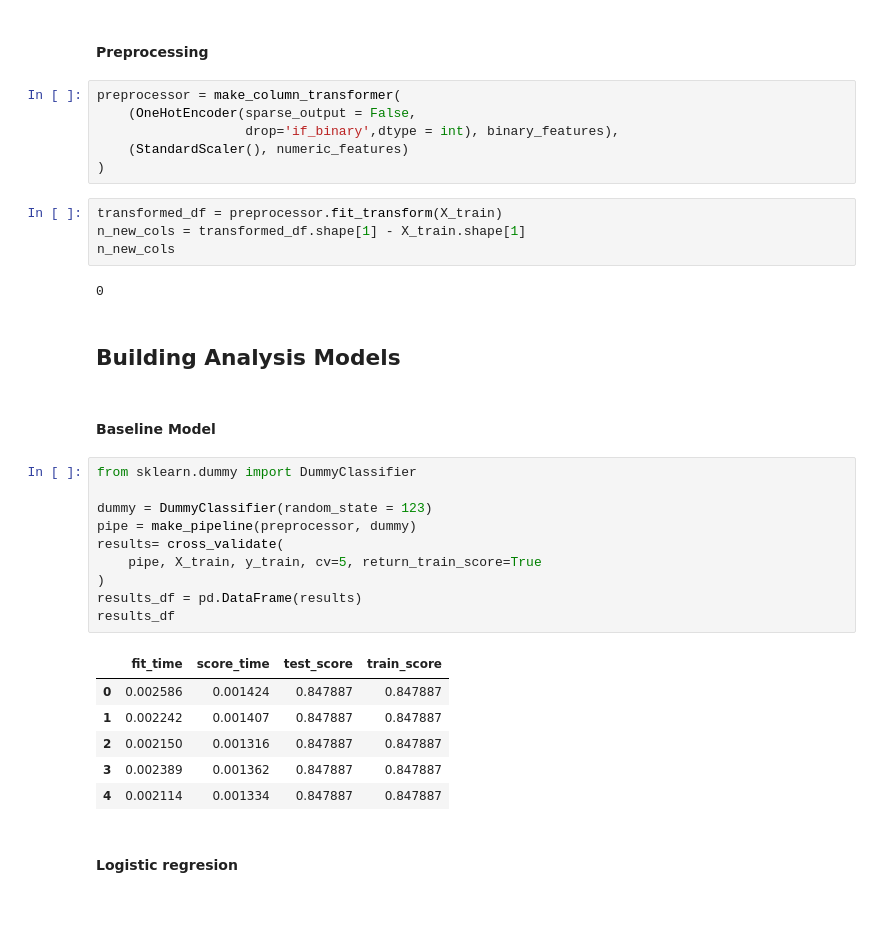
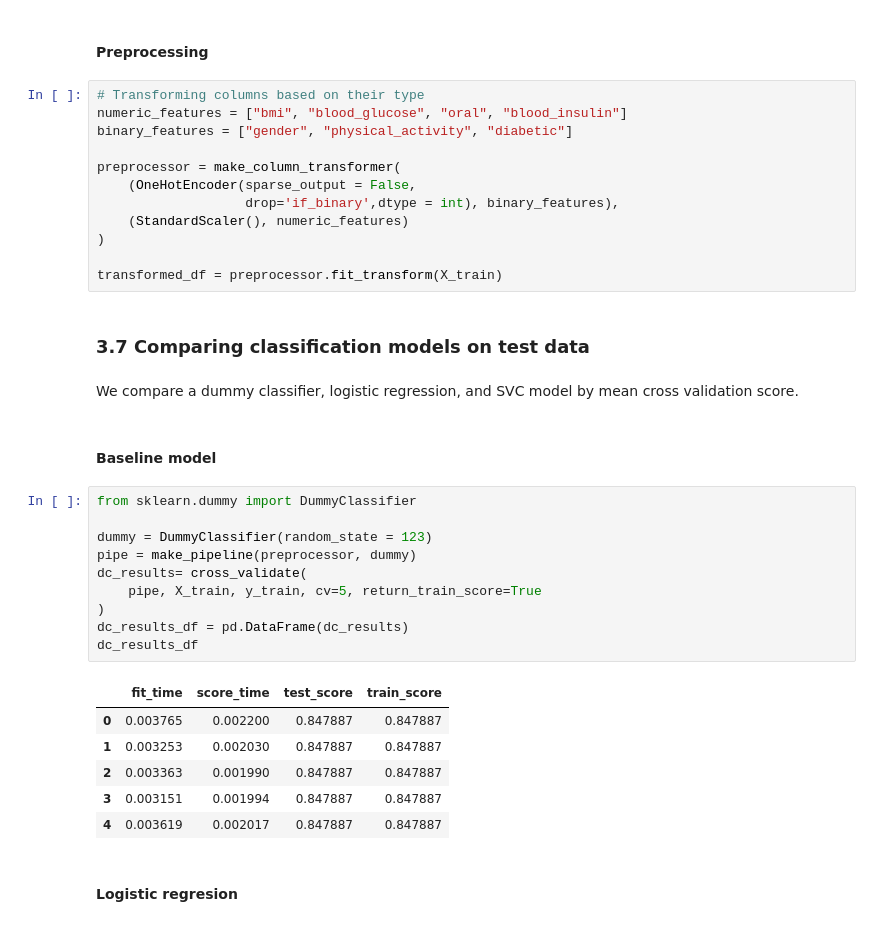
Before and after one commit to UBC-MDS/DSCI522-2425-39-FMJ, a Jupyter notebook: analysis.ipynb, the cells around one changed output. Cells and saved outputs as stored; diff of their text form.

Commit message:
feat: completed anotation of methods and results

```diff
--- a/analysis.ipynb
+++ b/analysis.ipynb
@@ -279,38 +285,40 @@ target = "age_group"
 # %% [markdown]
 #### Preprocessing
 # %%
+# Transforming columns based on their type
+numeric_features = ["bmi", "blood_glucose", "oral", "blood_insulin"]
+binary_features = ["gender", "physical_activity", "diabetic"]
+
 preprocessor = make_column_transformer(
     (OneHotEncoder(sparse_output = False,
                    drop='if_binary',dtype = int), binary_features),
     (StandardScaler(), numeric_features)
 )
+
+transformed_df = preprocessor.fit_transform(X_train)
-# %%
-transformed_df = preprocessor.fit_transform(X_train)
-n_new_cols = transformed_df.shape[1] - X_train.shape[1]
-n_new_cols
-# %% [output]
-0
 # %% [markdown]
-## Building Analysis Models
+### 3.7 Comparing classification models on test data
+# %% [markdown]
+We compare a dummy classifier, logistic regression, and SVC model by mean cross validation score.
 # %% [markdown]
-#### Baseline Model
+#### Baseline model
 # %%
 from sklearn.dummy import DummyClassifier
 
 dummy = DummyClassifier(random_state = 123)
 pipe = make_pipeline(preprocessor, dummy)
-results= cross_validate(
+dc_results= cross_validate(
     pipe, X_train, y_train, cv=5, return_train_score=True
 )
-results_df = pd.DataFrame(results)
-results_df
+dc_results_df = pd.DataFrame(dc_results)
+dc_results_df
 # %% [output]
 |  | fit_time | score_time | test_score | train_score |
-| 0 | 0.002586 | 0.001424 | 0.847887 | 0.847887 |
-| 1 | 0.002242 | 0.001407 | 0.847887 | 0.847887 |
-| 2 | 0.002150 | 0.001316 | 0.847887 | 0.847887 |
-| 3 | 0.002389 | 0.001362 | 0.847887 | 0.847887 |
-| 4 | 0.002114 | 0.001334 | 0.847887 | 0.847887 |
+| 0 | 0.003765 | 0.002200 | 0.847887 | 0.847887 |
+| 1 | 0.003253 | 0.002030 | 0.847887 | 0.847887 |
+| 2 | 0.003363 | 0.001990 | 0.847887 | 0.847887 |
+| 3 | 0.003151 | 0.001994 | 0.847887 | 0.847887 |
+| 4 | 0.003619 | 0.002017 | 0.847887 | 0.847887 |
 # %% [markdown]
 #### Logistic regresion
 # %%
```
Also changed, not shown: parts of 41 cells of this notebook.
